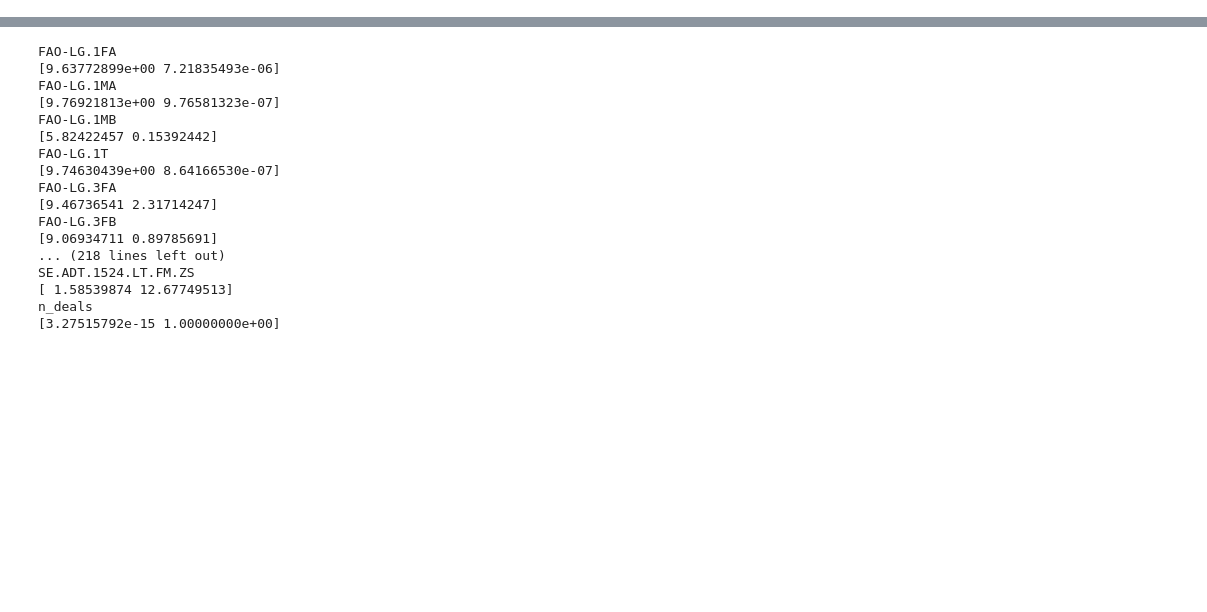
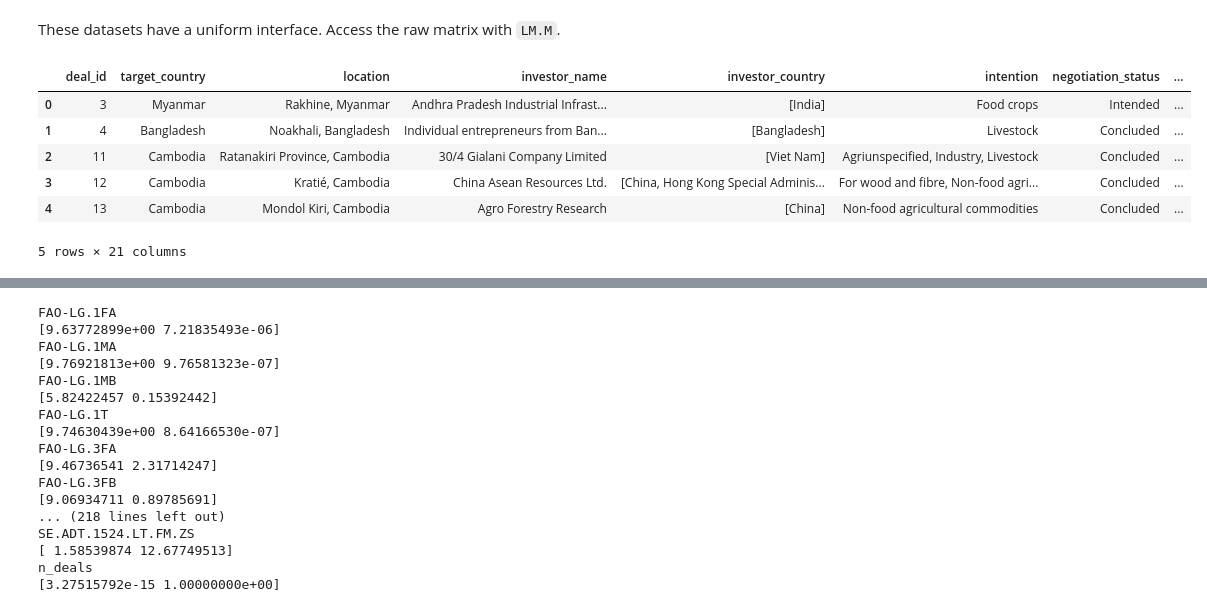
Before and after one commit to thiesgehrmann/JuSiPy_Asser, a Jupyter notebook: jusipy_usage.ipynb, the cells around one changed output, grey strips where cells are left out. Saved outputs shown, nothing was run; the diff lists cells and outputs as text; code cells hidden in the pictures; blank space fills up the shorter version.

```diff
--- a/jusipy_usage.ipynb
+++ b/jusipy_usage.ipynb
@@ -46,0 +20,12 @@ set(GR.countries) & set(LM.countries)
+# %% [markdown]
+These datasets have a uniform interface. Access the raw matrix with `LM.M`.
+# %%
+LM.M[:5]
+# %% [output]
+|  | deal_id | target_country | location | investor_name | investor_country | intention | negotiation_status | ... |
+| 0 | 3 | Myanmar | Rakhine, Myanmar | Andhra Pradesh Industrial Infrast... | [India] | Food crops | Intended | ... |
+| 1 | 4 | Bangladesh | Noakhali, Bangladesh | Individual entrepreneurs from Ban... | [Bangladesh] | Livestock | Concluded | ... |
+| 2 | 11 | Cambodia | Ratanakiri Province, Cambodia | 30/4 Gialani Company Limited | [Viet Nam] | Agriunspecified, Industry, Livestock | Concluded | ... |
+| 3 | 12 | Cambodia | Kratié, Cambodia | China Asean Resources Ltd. | [China, Hong Kong Special Adminis... | For wood and fibre, Non-food agri... | Concluded | ... |
+| 4 | 13 | Cambodia | Mondol Kiri, Cambodia | Agro Forestry Research | [China] | Non-food agricultural commodities | Concluded | ... |
+5 rows × 21 columns
```
Also changed, not shown: parts of 59 cells of this notebook, 22 other files.
